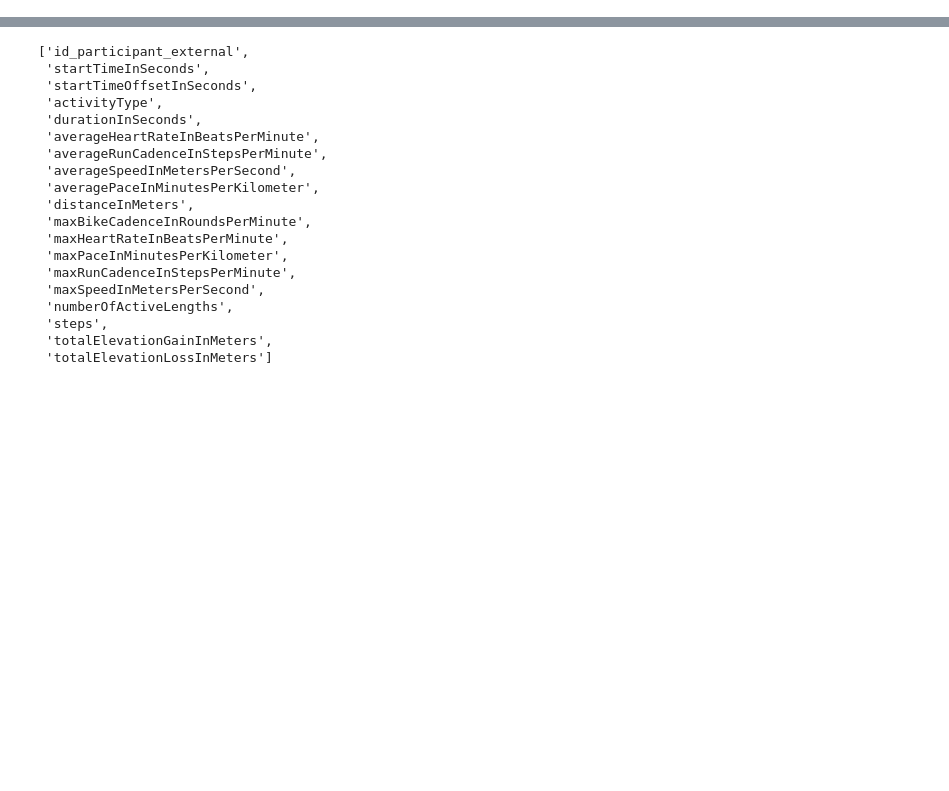
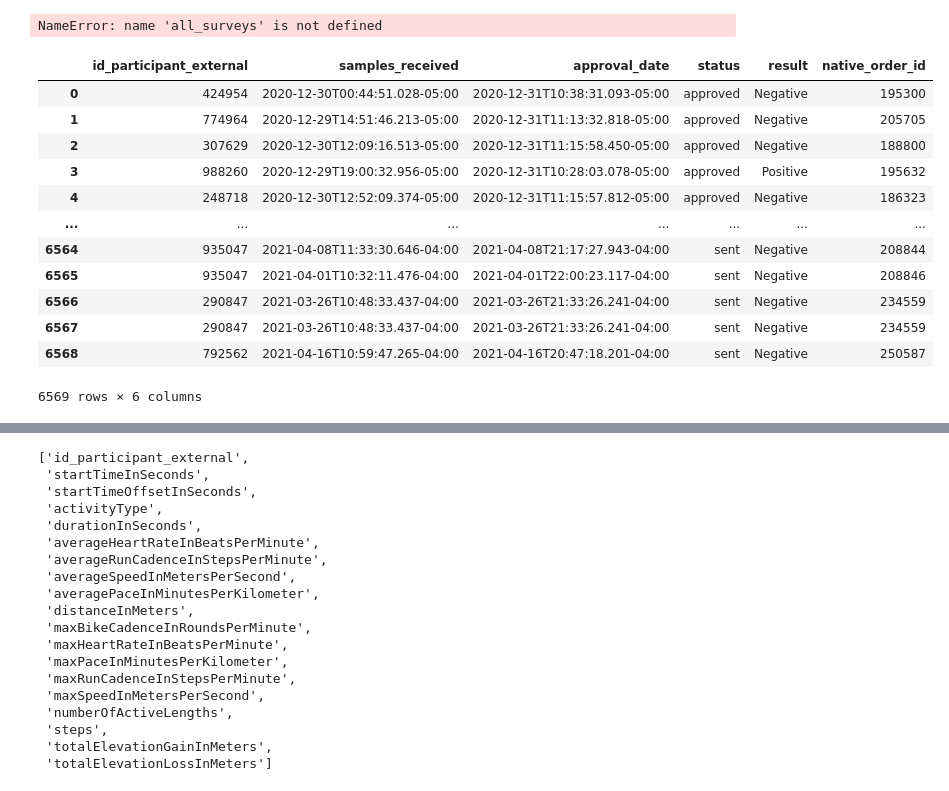
Before and after one commit to behavioral-data/Homekit2020, a Jupyter notebook: notebooks/EDA/CovidSignalsEDA.ipynb, the cells around one changed output, grey strips where cells are left out. Saved outputs shown, nothing was run; the diff lists cells and outputs as text; code cells hidden in the pictures; blank space fills up the shorter version.

Commit message:
Covid Signals

```diff
--- a/notebooks/EDA/CovidSignalsEDA.ipynb
+++ b/notebooks/EDA/CovidSignalsEDA.ipynb
@@ -4,0 +57,25 @@ import pandas as pd
+# %%
+all_surveys
+# %% [output]
+NameError: name 'all_surveys' is not defined
+# %%
+LABS_REGEX = "/projects/bdata/datasets/gatesfoundation/raw/COVID_Signals/*/all_other_datafiles/lab/lab_order_updates/*.parquet"
+labs = vaex.open(LABS_REGEX).to_pandas_df()
+consented_labs = labs[labs["id_participant_external"].astype(int).isin(set(public_participants))]
+consented_labs.to_csv("/projects/bdata/datasets/gatesfoundation/processed/COVID_Signals/labs.csv")
+# %%
+labs
+# %% [output]
+|  | id_participant_external | samples_received | approval_date | status | result | native_order_id |
+| 0 | 424954 | 2020-12-30T00:44:51.028-05:00 | 2020-12-31T10:38:31.093-05:00 | approved | Negative | 195300 |
+| 1 | 774964 | 2020-12-29T14:51:46.213-05:00 | 2020-12-31T11:13:32.818-05:00 | approved | Negative | 205705 |
+| 2 | 307629 | 2020-12-30T12:09:16.513-05:00 | 2020-12-31T11:15:58.450-05:00 | approved | Negative | 188800 |
+| 3 | 988260 | 2020-12-29T19:00:32.956-05:00 | 2020-12-31T10:28:03.078-05:00 | approved | Positive | 195632 |
+| 4 | 248718 | 2020-12-30T12:52:09.374-05:00 | 2020-12-31T11:15:57.812-05:00 | approved | Negative | 186323 |
+| ... | ... | ... | ... | ... | ... | ... |
+| 6564 | 935047 | 2021-04-08T11:33:30.646-04:00 | 2021-04-08T21:17:27.943-04:00 | sent | Negative | 208844 |
+| 6565 | 935047 | 2021-04-01T10:32:11.476-04:00 | 2021-04-01T22:00:23.117-04:00 | sent | Negative | 208846 |
+| 6566 | 290847 | 2021-03-26T10:48:33.437-04:00 | 2021-03-26T21:33:26.241-04:00 | sent | Negative | 234559 |
+| 6567 | 290847 | 2021-03-26T10:48:33.437-04:00 | 2021-03-26T21:33:26.241-04:00 | sent | Negative | 234559 |
+| 6568 | 792562 | 2021-04-16T10:59:47.265-04:00 | 2021-04-16T20:47:18.201-04:00 | sent | Negative | 250587 |
+6569 rows × 6 columns
```
Also changed, not shown: parts of 17 cells of this notebook, 10 other files.
